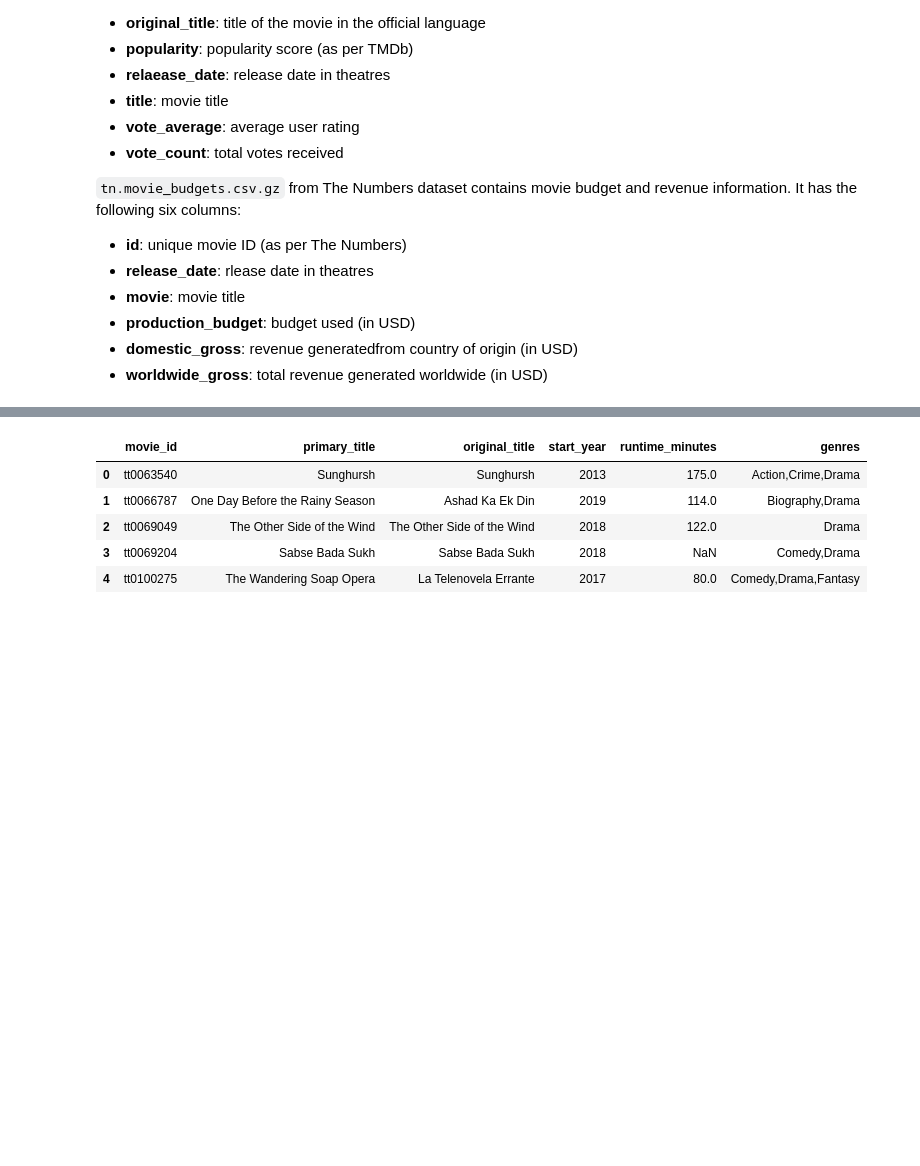
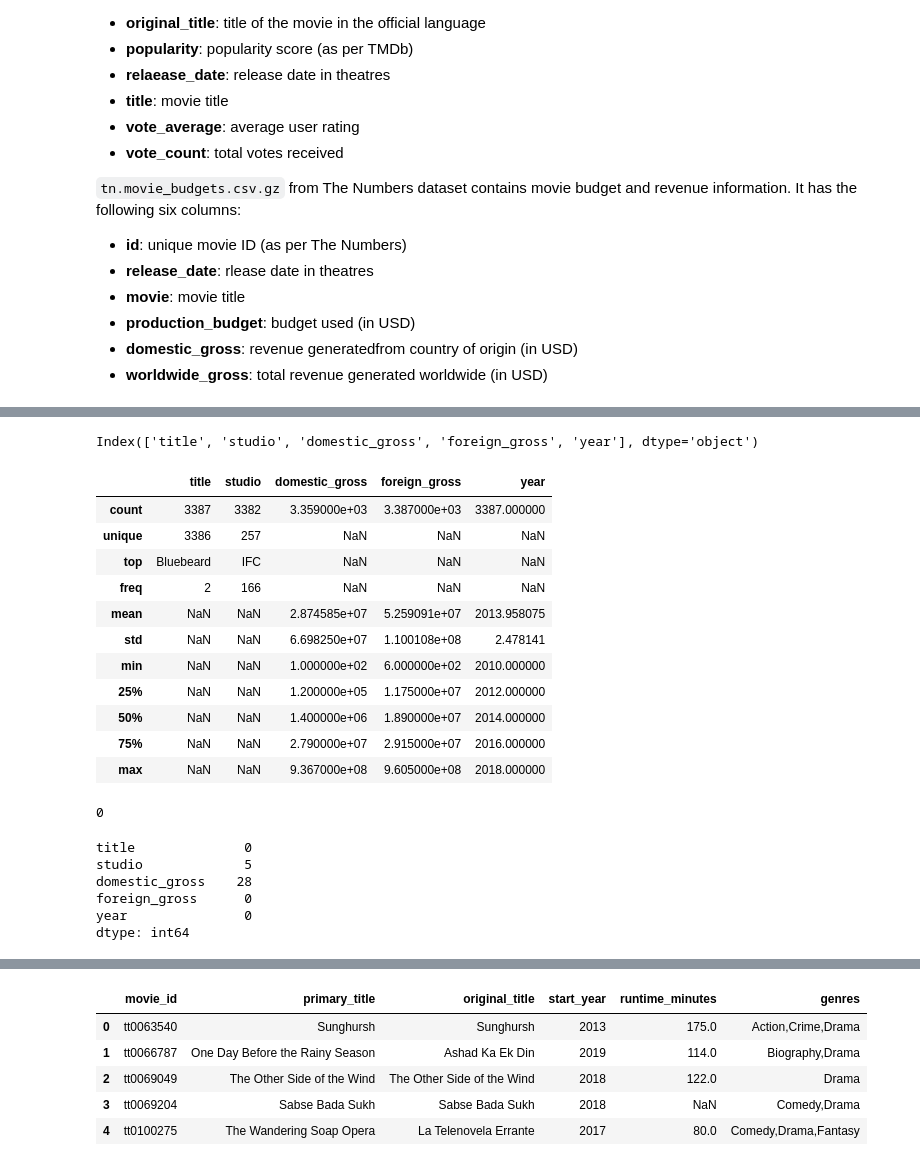
Before and after one commit to Arasirwa/Phase-2-project, a Jupyter notebook: notebooks/exploratory.ipynb, the cells around one changed output, grey strips where cells are left out. Cells and saved outputs as stored; diff of their text form; code cells hidden in the pictures; blank space fills up the shorter version.

```diff
--- a/notebooks/exploratory.ipynb
+++ b/notebooks/exploratory.ipynb
@@ -208,0 +237,37 @@ tn_budget = pd.read_csv(path_5)
+# %%
+#checking  on columns
+
+bom_movie.columns
+# %% [output]
+Index(['title', 'studio', 'domestic_gross', 'foreign_gross', 'year'], dtype='object')
+# %%
+#summary
+bom_movie.describe( include='all')
+# %% [output]
+|  | title | studio | domestic_gross | foreign_gross | year |
+| count | 3387 | 3382 | 3.359000e+03 | 3.387000e+03 | 3387.000000 |
+| unique | 3386 | 257 | NaN | NaN | NaN |
+| top | Bluebeard | IFC | NaN | NaN | NaN |
+| freq | 2 | 166 | NaN | NaN | NaN |
+| mean | NaN | NaN | 2.874585e+07 | 5.259091e+07 | 2013.958075 |
+| std | NaN | NaN | 6.698250e+07 | 1.100108e+08 | 2.478141 |
+| min | NaN | NaN | 1.000000e+02 | 6.000000e+02 | 2010.000000 |
+| 25% | NaN | NaN | 1.200000e+05 | 1.175000e+07 | 2012.000000 |
+| 50% | NaN | NaN | 1.400000e+06 | 1.890000e+07 | 2014.000000 |
+| 75% | NaN | NaN | 2.790000e+07 | 2.915000e+07 | 2016.000000 |
+| max | NaN | NaN | 9.367000e+08 | 9.605000e+08 | 2018.000000 |
+# %%
+#checking on duplicates
+bom_movie.duplicated().sum()
+# %% [output]
+0
+# %%
+#checking on null values
+bom_movie.isnull().sum()
+# %% [output]
+title              0
+studio             5
+domestic_gross    28
+foreign_gross      0
+year               0
+dtype: int64
```
Also changed, not shown: parts of 16 cells of this notebook.
